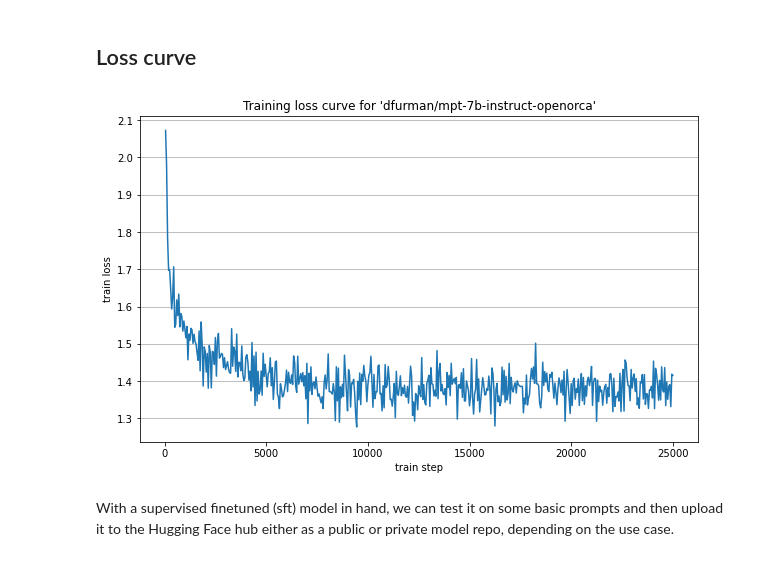
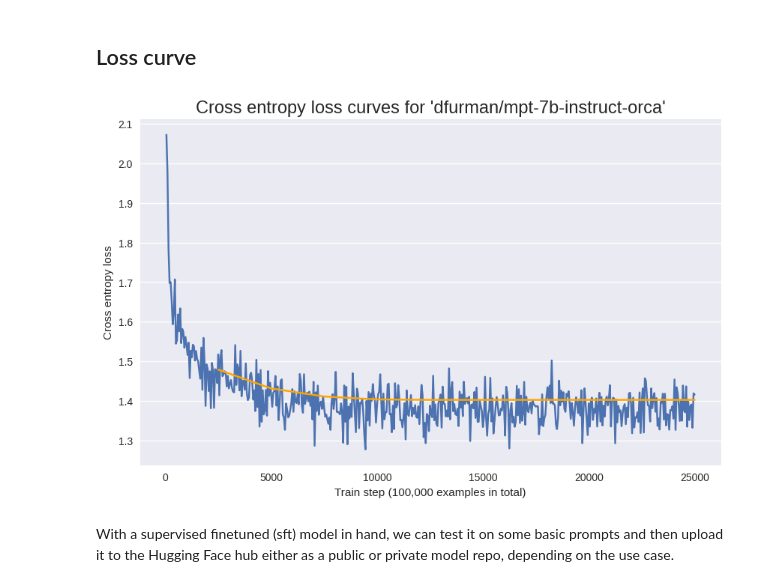
Before and after one commit to daniel-furman/sft-demos, a Jupyter notebook: src/sft/one_gpu/mpt-7b/orca/postprocessing-instruction-mpt-7b-orca.ipynb, the cells around one changed output. Drawn from its saved outputs; the diff is of its cells as text; code cells hidden in the pictures.

Commit message:
loss plot added to readme

```diff
--- a/src/sft/one_gpu/mpt-7b/orca/postprocessing-instruction-mpt-7b-orca.ipynb
+++ b/src/sft/one_gpu/mpt-7b/orca/postprocessing-instruction-mpt-7b-orca.ipynb
@@ -49,25 +85,34 @@ max memory:  {0: '76GB'}
 # load the train loss from the finetuning events log
 train_steps = []
 train_loss = []
-path_to_events_file = "./results/runs/Jul04_16-19-00_209-20-156-79/events.out.tfevents.1688487599.209-20-156-79.36094.0"
+path_to_events_file = "/content/sft-demos/runs/jul_5_23_3_15_00_sft-instruction-mpt-7b-orca/events.out.tfevents.1688487599.209-20-156-79.36094.0"
 for e in tf.compat.v1.train.summary_iterator(path_to_events_file):
     for v in e.summary.value:
         if v.tag == "train/loss":
             train_loss.append(v.simple_value)
             train_steps.append(e.step)
+
+# load the val loss from the finetuning events log
+val_steps = []
+val_loss = []
+path_to_events_file = "/content/sft-demos/runs/jul_5_23_3_15_00_sft-instruction-mpt-7b-orca/events.out.tfevents.1688487599.209-20-156-79.36094.0"
+for e in tf.compat.v1.train.summary_iterator(path_to_events_file):
+    for v in e.summary.value:
+        if v.tag == "eval/loss":
+            val_loss.append(v.simple_value)
+            val_steps.append(e.step)
 # %%
-import matplotlib.pyplot as plt
-import numpy as np
-
+plt.style.use("seaborn")
 plt.figure(figsize=(10, 6))
-plt.plot(train_steps, train_loss)
-plt.title("Training loss curve for 'dfurman/mpt-7b-instruct-openorca'")
-plt.ylabel("train loss")
-plt.xlabel("train step")
-plt.grid(which="major", axis="y")
+plt.plot(train_steps, train_loss, label="train/loss")
+plt.plot(val_steps, val_loss, label="train/loss", color="orange")
+plt.title("Cross entropy loss curves for 'dfurman/mpt-7b-instruct-orca'", fontsize=17)
+plt.ylabel("Cross entropy loss")
+plt.xlabel("Train step (100,000 examples in total)")
+plt.grid(which="major", axis="x")
 plt.show()
 # %% [output]
-[figure, old version]
+[figure, new version]
 # %% [markdown]
 With a supervised finetuned (sft) model in hand, we can test it on some basic prompts and then upload it to the Hugging Face hub either as a public or private model repo, depending on the use case.
 # %%
```
Also changed, not shown: parts of 14 cells of this notebook, 2 other files.
